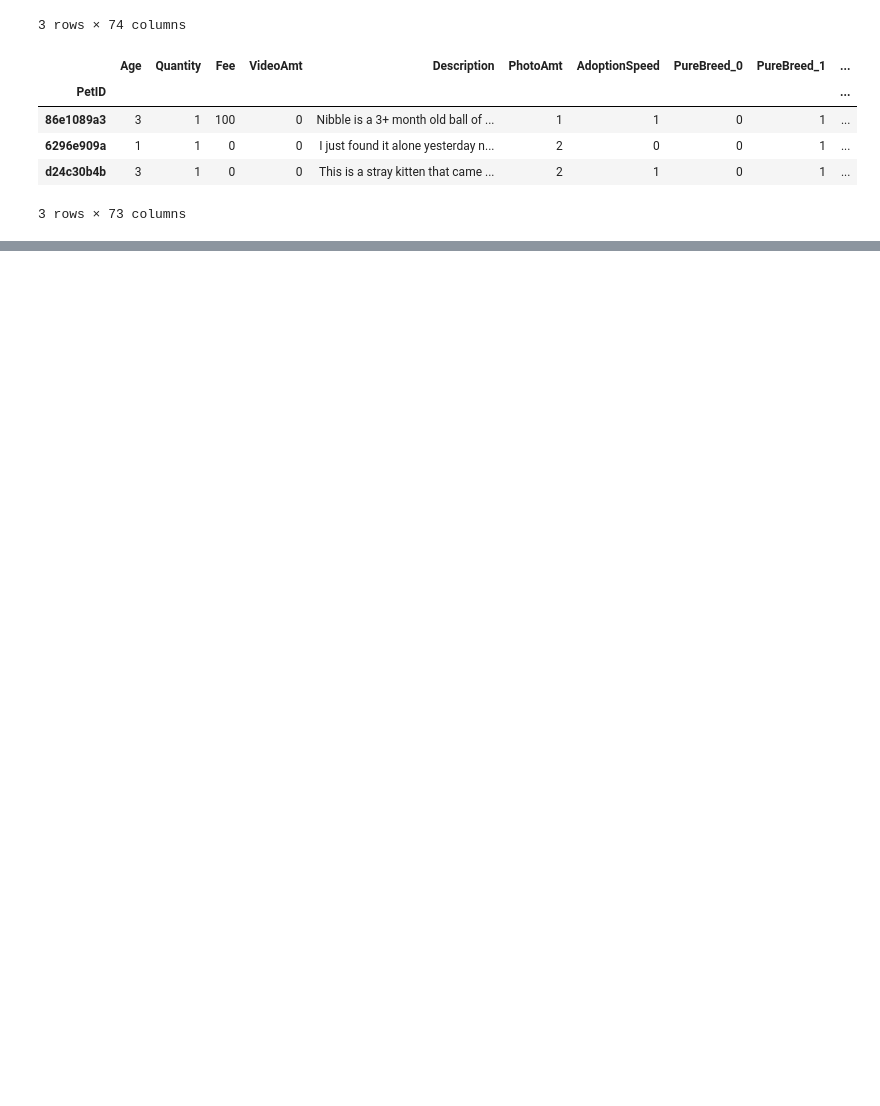
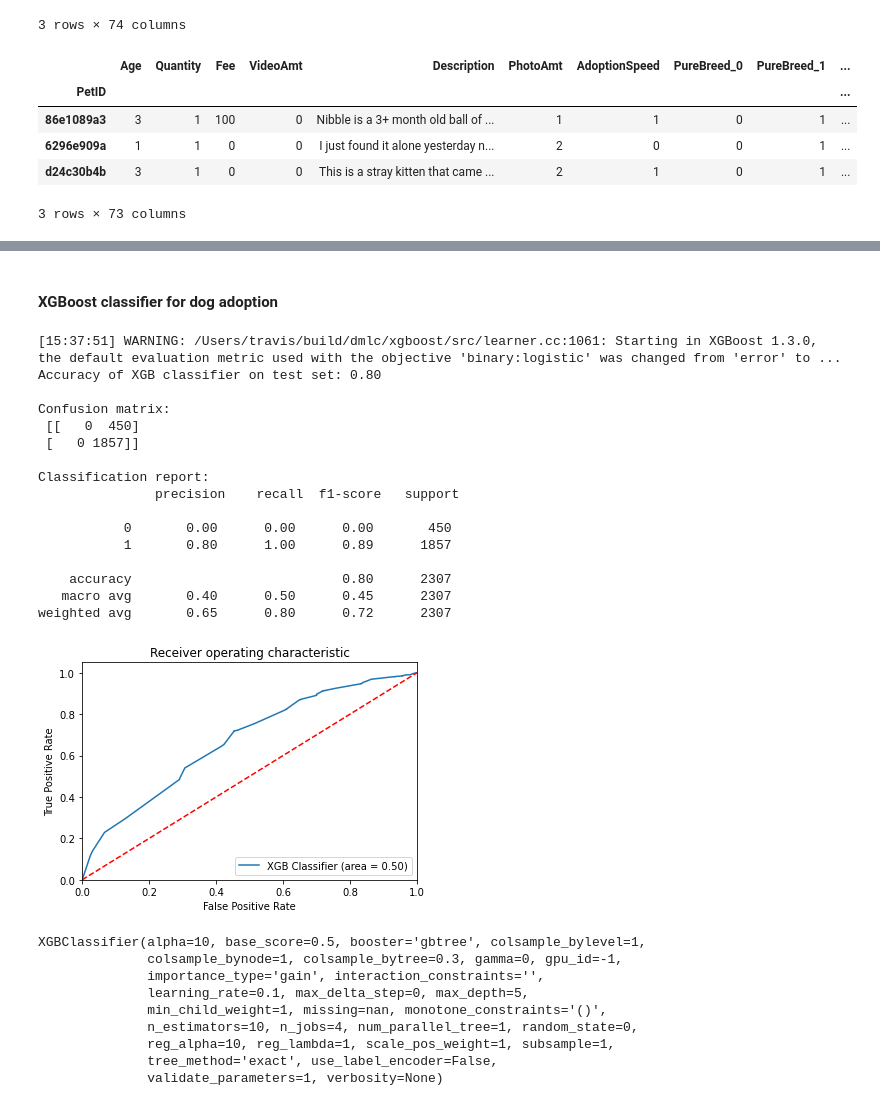
Before and after one commit to simonatso/pet-adoption, a Jupyter notebook: Data Modeling.ipynb, the cells around one changed output, grey strips where cells are left out. Cells and saved outputs as stored; diff of their text form; code cells hidden in the pictures; blank space fills up the shorter version.

```diff
--- a/Data Modeling.ipynb
+++ b/Data Modeling.ipynb
@@ -372,0 +428,61 @@ RMSE: 0.441654
+# %%
+def run_XGB_classifier(X_train, X_test, y_train, y_test):
+    data_dmatrix = xgb.DMatrix(data=X_train,label=y_train)
+    xgb_cla = xgb.XGBClassifier(use_label_encoder=False, colsample_bytree = 0.3, learning_rate = 0.1,
+                    max_depth = 5, alpha = 10, n_estimators = 10)
+    xgb_cla.fit(X_train, y_train)
+    y_pred = xgb_cla.predict(X_test)
+
+    print('Accuracy of XGB classifier on test set: {:.2f}'.format(xgb_cla.score(X_test, y_test)))
+    cm = confusion_matrix(y_test, y_pred)
+    print('\nConfusion matrix: \n',cm)
+
+    print('\nClassification report: \n',classification_report(y_test, y_pred))
+
+    xgb_roc_auc = roc_auc_score(y_test, xgb_cla.predict(X_test))
+    fpr, tpr, thresholds = roc_curve(y_test, xgb_cla.predict_proba(X_test)[:,1])
+
+    plt.figure()
+    plt.plot(fpr, tpr, label='XGB Classifier (area = %0.2f)' % xgb_roc_auc)
+    plt.plot([0, 1], [0, 1],'r--')
+    plt.xlim([0.0, 1.0])
+    plt.ylim([0.0, 1.05])
+    plt.xlabel('False Positive Rate')
+    plt.ylabel('True Positive Rate')
+    plt.title('Receiver operating characteristic')
+    plt.legend(loc="lower right")
+    plt.show()
+
+
+    return xgb_cla
+# %% [markdown]
+#### XGBoost classifier for dog adoption
+# %%
+run_XGB_classifier(X_train_dog, X_test_dog, y_train_dog, y_test_dog)
+# %% [output]
+[15:37:51] WARNING: /Users/travis/build/dmlc/xgboost/src/learner.cc:1061: Starting in XGBoost 1.3.0, the default evaluation metric used with the objective 'binary:logistic' was changed from 'error' to ...
+Accuracy of XGB classifier on test set: 0.80
+
+Confusion matrix:
+ [[   0  450]
+ [   0 1857]]
+
+Classification report:
+               precision    recall  f1-score   support
+
+           0       0.00      0.00      0.00       450
+           1       0.80      1.00      0.89      1857
+
+    accuracy                           0.80      2307
+   macro avg       0.40      0.50      0.45      2307
+weighted avg       0.65      0.80      0.72      2307
+[figure, added]
+XGBClassifier(alpha=10, base_score=0.5, booster='gbtree', colsample_bylevel=1,
+              colsample_bynode=1, colsample_bytree=0.3, gamma=0, gpu_id=-1,
+              importance_type='gain', interaction_constraints='',
+              learning_rate=0.1, max_delta_step=0, max_depth=5,
+              min_child_weight=1, missing=nan, monotone_constraints='()',
+              n_estimators=10, n_jobs=4, num_parallel_tree=1, random_state=0,
+              reg_alpha=10, reg_lambda=1, scale_pos_weight=1, subsample=1,
+              tree_method='exact', use_label_encoder=False,
+              validate_parameters=1, verbosity=None)
```
Also changed, not shown: parts of 27 cells of this notebook.
